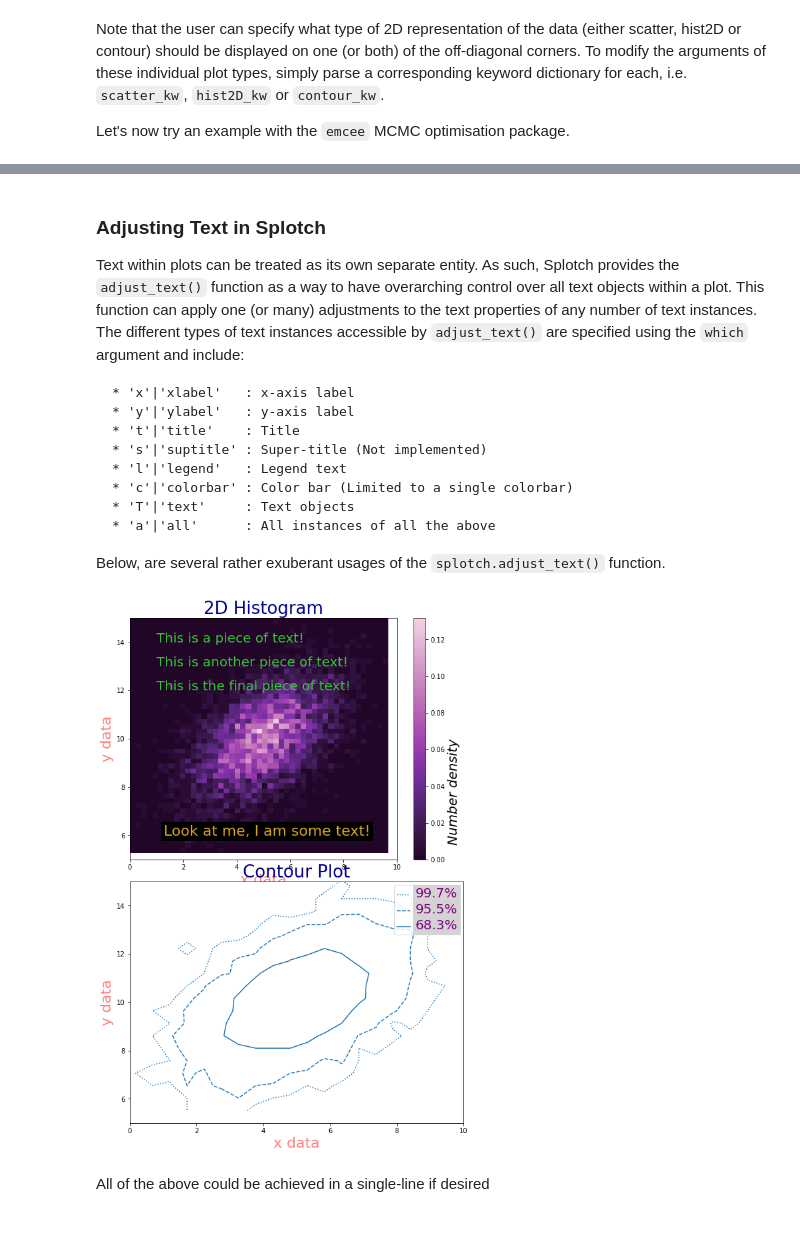
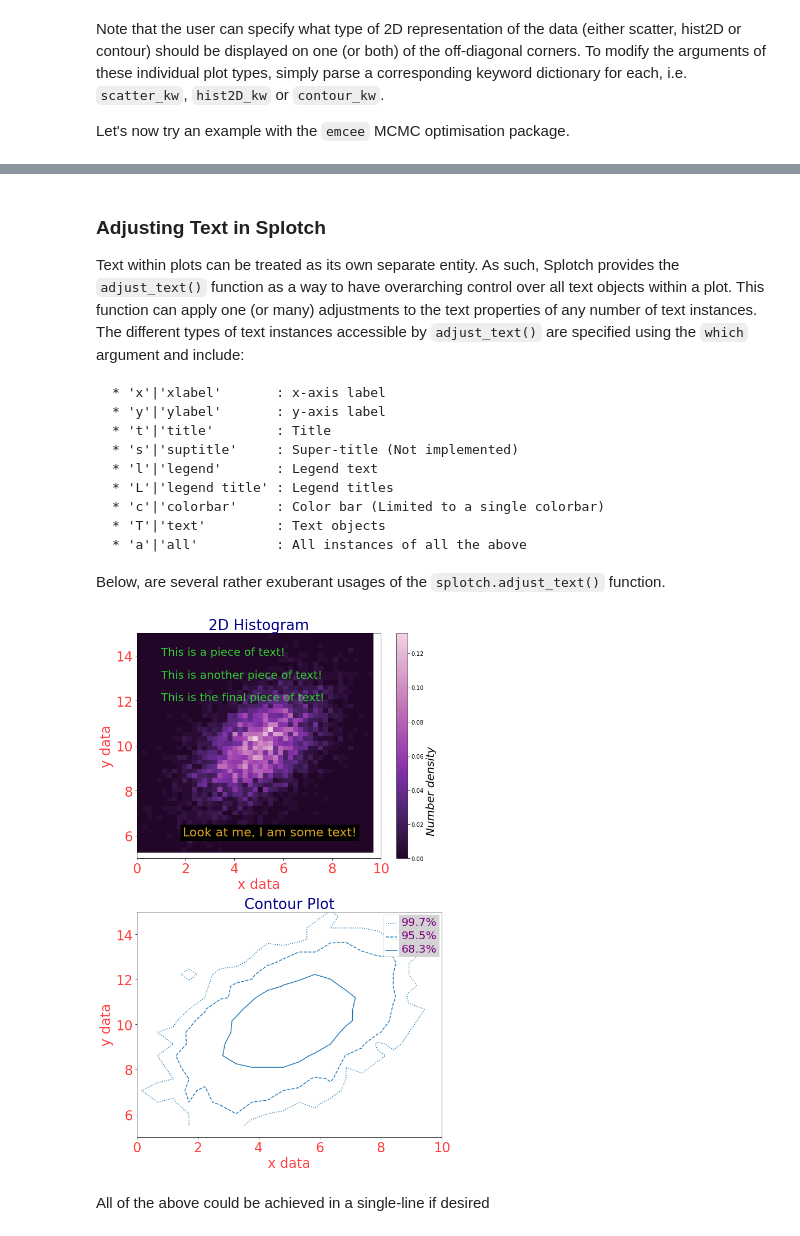
Before and after one commit to MBravoS/splotch, a Jupyter notebook: docs/Examples.ipynb, the cells around one changed output, grey strips where cells are left out. Saved outputs shown, nothing was run; the diff lists cells and outputs as text; code cells hidden in the pictures.

```diff
--- a/docs/Examples.ipynb
+++ b/docs/Examples.ipynb
@@ -536,14 +571,15 @@ plt.show()
 ### Adjusting Text in Splotch
 Text within plots can be treated as its own separate entity. As such, Splotch provides the `adjust_text()` function as a way to have overarching control over all text objects within a plot. This function can apply one (or many) adjustments to the text properties of any number of text instances. The different types of text instances accessible by `adjust_text()` are specified using the `which` argument and include:
 
-	* 'x'|'xlabel'   : x-axis label
-	* 'y'|'ylabel'   : y-axis label
-	* 't'|'title'    : Title
-	* 's'|'suptitle' : Super-title (Not implemented)
-	* 'l'|'legend'   : Legend text
-	* 'c'|'colorbar' : Color bar (Limited to a single colorbar)
-	* 'T'|'text'     : Text objects
-	* 'a'|'all'      : All instances of all the above
+	* 'x'|'xlabel'       : x-axis label
+	* 'y'|'ylabel'       : y-axis label
+	* 't'|'title'        : Title
+	* 's'|'suptitle'     : Super-title (Not implemented)
+	* 'l'|'legend'       : Legend text
+    * 'L'|'legend title' : Legend titles
+	* 'c'|'colorbar'     : Color bar (Limited to a single colorbar)
+	* 'T'|'text'         : Text objects
+	* 'a'|'all'          : All instances of all the above
 
 
 Below, are several rather exuberant usages of the `splotch.adjust_text()` function.
@@ -562,36 +598,37 @@ splt.contourp(xvals,yvals,percent=[68.3,95.5,99.7],bins=[20,20],lab_loc=1,xlim=(
               ylim=(5,15),xlabel="x data",ylabel="y data",title="Contour Plot",
               ax=axes[1])
 
 text1=axes[0].text(1,14,"This is a piece of text!")
 text2=axes[0].text(1,13,"This is another piece of text!")
 text3=axes[0].text(1,12,"This is the final piece of text!")
 text4=axes[0].text(9,6,"Look at me, I am some text!",ha='right')
 
 
 ### Using splotch.adjust_text() ###
 
-# Adjust x and y labels on all axes
-splt.adjust_text(['x','y'],fontsize=22,color='red',alpha=0.5,ax=axes)
+# Adjust x and y labels and tic`k` labels on all axes
+splt.adjust_text(['x','y','k'], fontsize=24, color='red',alpha=0.75, ax=axes)
 
 # Adjust title font on only one axis
 splt.adjust_text('t',fontsize=26,ax=axes,color='darkblue')
 
 # Adjust colorbar font
 splt.adjust_text('c',fontsize=20,fontstyle='italic',fontvariant='small-caps',
                  horizontalalignment='right')
 
 # Adjust labels in legend
 splt.adjust_text('l',fontsize=20,color='purple',backgroundcolor='lightgrey',ax=axes[1])
 
 # Adjust all text instances in an axis.
 splt.adjust_text('T',fontsize=20,color='limegreen',ax=axes[0])
 
 #... or adjust a specific Text object
 splt.adjust_text(text4,fontsize=22,color='goldenrod',backgroundcolor='black',ax=axes[0])
 
+fig.tight_layout()
 plt.show()
 # %% [output]
-[figure, old version]
+[figure, new version]
 # %% [markdown]
 All of the above could be achieved in a single-line if desired
 # %%
```
Also changed, not shown: parts of 38 cells of this notebook, 5 other files.
